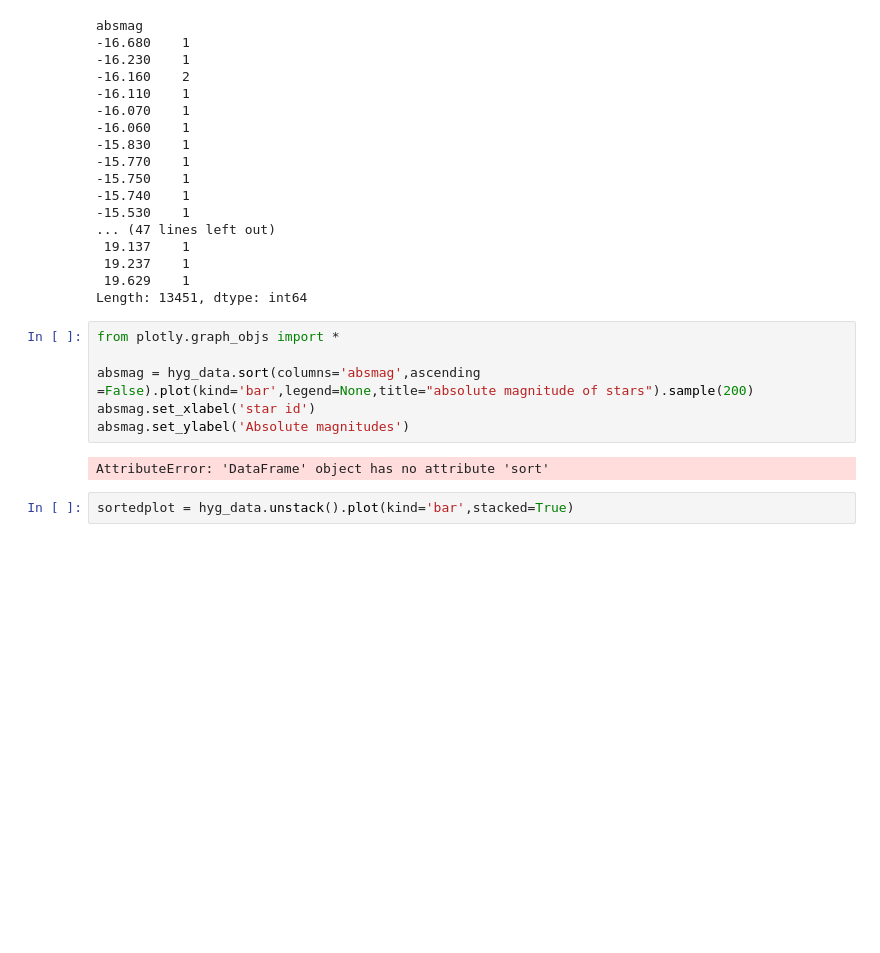
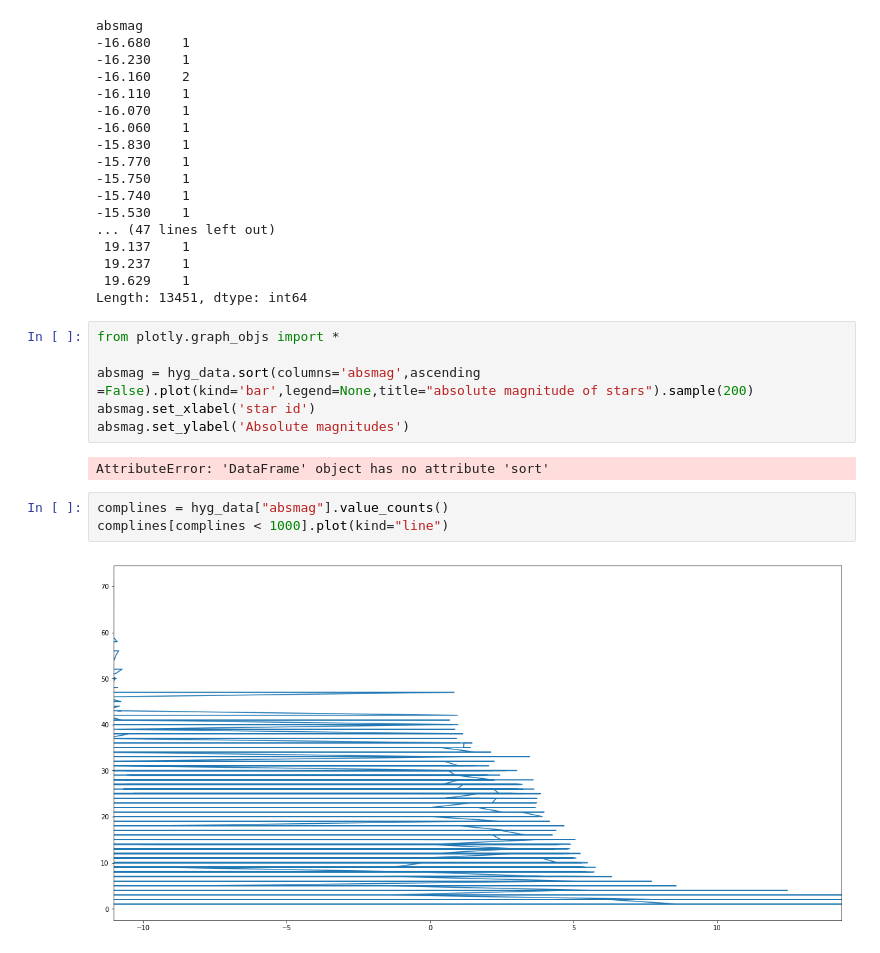
Before and after one commit to wilham7/code1161base, a Jupyter notebook: dataset/data test 1.ipynb, the cells around one changed output. Saved outputs shown, nothing was run; the diff lists cells and outputs as text; blank space fills up the shorter version.

```diff
--- a/dataset/data test 1.ipynb
+++ b/dataset/data test 1.ipynb
@@ -218,5 +301,8 @@ absmag.set_xlabel('star id')
 absmag.set_ylabel('Absolute magnitudes')
 # %% [output]
 AttributeError: 'DataFrame' object has no attribute 'sort'
-# %%
-sortedplot = hyg_data.unstack().plot(kind='bar',stacked=True)
+# %%
+complines = hyg_data["absmag"].value_counts()
+complines[complines < 1000].plot(kind="line")
+# %% [output]
+[figure, added]
```
Also changed, not shown: parts of 12 cells of this notebook, 8 other files.
